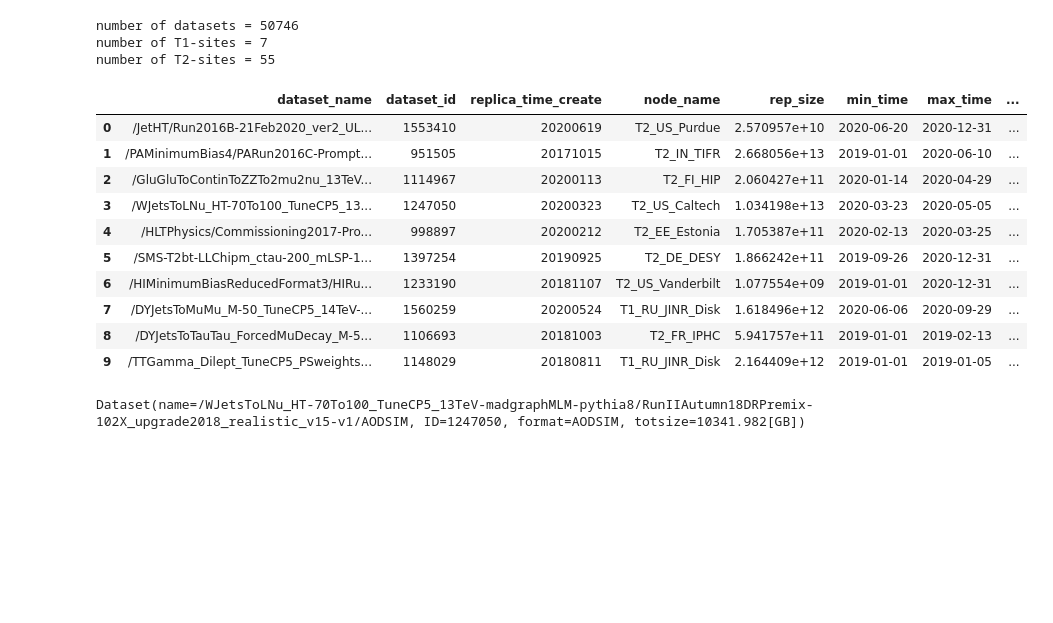
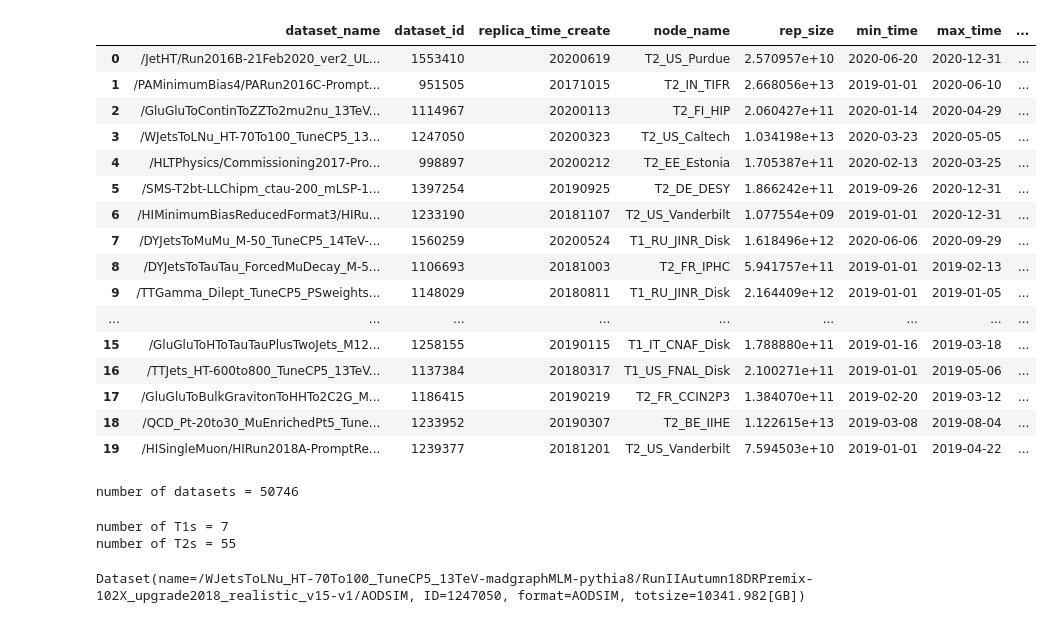
Before and after one commit to SimoneGasperini/cms-cmSim, a Jupyter notebook: example.ipynb, the cells around one changed output. Drawn from its saved outputs; the diff is of its cells as text; code cells hidden in the pictures; blank space fills up the shorter version.

```diff
--- a/example.ipynb
+++ b/example.ipynb
@@ -11,28 +6,40 @@ df = spark.read.parquet(filepath)
+# %%
+df.head(n=20)
+# %% [output]
+|  | dataset_name | dataset_id | replica_time_create | node_name | rep_size | min_time | max_time | ... |
+| 0 | /JetHT/Run2016B-21Feb2020_ver2_UL... | 1553410 | 20200619 | T2_US_Purdue | 2.570957e+10 | 2020-06-20 | 2020-12-31 | ... |
+| 1 | /PAMinimumBias4/PARun2016C-Prompt... | 951505 | 20171015 | T2_IN_TIFR | 2.668056e+13 | 2019-01-01 | 2020-06-10 | ... |
+| 2 | /GluGluToContinToZZTo2mu2nu_13TeV... | 1114967 | 20200113 | T2_FI_HIP | 2.060427e+11 | 2020-01-14 | 2020-04-29 | ... |
+| 3 | /WJetsToLNu_HT-70To100_TuneCP5_13... | 1247050 | 20200323 | T2_US_Caltech | 1.034198e+13 | 2020-03-23 | 2020-05-05 | ... |
+| 4 | /HLTPhysics/Commissioning2017-Pro... | 998897 | 20200212 | T2_EE_Estonia | 1.705387e+11 | 2020-02-13 | 2020-03-25 | ... |
+| 5 | /SMS-T2bt-LLChipm_ctau-200_mLSP-1... | 1397254 | 20190925 | T2_DE_DESY | 1.866242e+11 | 2019-09-26 | 2020-12-31 | ... |
+| 6 | /HIMinimumBiasReducedFormat3/HIRu... | 1233190 | 20181107 | T2_US_Vanderbilt | 1.077554e+09 | 2019-01-01 | 2020-12-31 | ... |
+| 7 | /DYJetsToMuMu_M-50_TuneCP5_14TeV-... | 1560259 | 20200524 | T1_RU_JINR_Disk | 1.618496e+12 | 2020-06-06 | 2020-09-29 | ... |
+| 8 | /DYJetsToTauTau_ForcedMuDecay_M-5... | 1106693 | 20181003 | T2_FR_IPHC | 5.941757e+11 | 2019-01-01 | 2019-02-13 | ... |
+| 9 | /TTGamma_Dilept_TuneCP5_PSweights... | 1148029 | 20180811 | T1_RU_JINR_Disk | 2.164409e+12 | 2019-01-01 | 2019-01-05 | ... |
+| ... | ... | ... | ... | ... | ... | ... | ... | ... |
+| 15 | /GluGluToHToTauTauPlusTwoJets_M12... | 1258155 | 20190115 | T1_IT_CNAF_Disk | 1.788880e+11 | 2019-01-16 | 2019-03-18 | ... |
+| 16 | /TTJets_HT-600to800_TuneCP5_13TeV... | 1137384 | 20180317 | T1_US_FNAL_Disk | 2.100271e+11 | 2019-01-01 | 2019-05-06 | ... |
+| 17 | /GluGluToBulkGravitonToHHTo2C2G_M... | 1186415 | 20190219 | T2_FR_CCIN2P3 | 1.384070e+11 | 2019-02-20 | 2019-03-12 | ... |
+| 18 | /QCD_Pt-20to30_MuEnrichedPt5_Tune... | 1233952 | 20190307 | T2_BE_IIHE | 1.122615e+13 | 2019-03-08 | 2019-08-04 | ... |
+| 19 | /HISingleMuon/HIRun2018A-PromptRe... | 1239377 | 20181201 | T2_US_Vanderbilt | 7.594503e+10 | 2019-01-01 | 2019-04-22 | ... |
 # %%
-print('number of datasets =', df.select('dataset_name').distinct().count())
+num_datasets = df['dataset_name'].nunique()
 
-nodes_df = df.select('node_name').distinct()
-print('number of T1-sites =', nodes_df.filter(nodes_df['node_name'].contains('T1')).count())
-print('number of T2-sites =', nodes_df.filter(nodes_df['node_name'].contains('T2')).count())
+print(f'number of datasets = {num_datasets}')
 # %% [output]
 number of datasets = 50746
-number of T1-sites = 7
-number of T2-sites = 55
-# %%
-num_rows = 10
-df.limit(num_rows).toPandas()
-# %% [output]
-|  | dataset_name | dataset_id | replica_time_create | node_name | rep_size | min_time | max_time | ... |
-| 0 | /JetHT/Run2016B-21Feb2020_ver2_UL... | 1553410 | 20200619 | T2_US_Purdue | 2.570957e+10 | 2020-06-20 | 2020-12-31 | ... |
-| 1 | /PAMinimumBias4/PARun2016C-Prompt... | 951505 | 20171015 | T2_IN_TIFR | 2.668056e+13 | 2019-01-01 | 2020-06-10 | ... |
-| 2 | /GluGluToContinToZZTo2mu2nu_13TeV... | 1114967 | 20200113 | T2_FI_HIP | 2.060427e+11 | 2020-01-14 | 2020-04-29 | ... |
-| 3 | /WJetsToLNu_HT-70To100_TuneCP5_13... | 1247050 | 20200323 | T2_US_Caltech | 1.034198e+13 | 2020-03-23 | 2020-05-05 | ... |
-| 4 | /HLTPhysics/Commissioning2017-Pro... | 998897 | 20200212 | T2_EE_Estonia | 1.705387e+11 | 2020-02-13 | 2020-03-25 | ... |
-| 5 | /SMS-T2bt-LLChipm_ctau-200_mLSP-1... | 1397254 | 20190925 | T2_DE_DESY | 1.866242e+11 | 2019-09-26 | 2020-12-31 | ... |
-| 6 | /HIMinimumBiasReducedFormat3/HIRu... | 1233190 | 20181107 | T2_US_Vanderbilt | 1.077554e+09 | 2019-01-01 | 2020-12-31 | ... |
-| 7 | /DYJetsToMuMu_M-50_TuneCP5_14TeV-... | 1560259 | 20200524 | T1_RU_JINR_Disk | 1.618496e+12 | 2020-06-06 | 2020-09-29 | ... |
-| 8 | /DYJetsToTauTau_ForcedMuDecay_M-5... | 1106693 | 20181003 | T2_FR_IPHC | 5.941757e+11 | 2019-01-01 | 2019-02-13 | ... |
-| 9 | /TTGamma_Dilept_TuneCP5_PSweights... | 1148029 | 20180811 | T1_RU_JINR_Disk | 2.164409e+12 | 2019-01-01 | 2019-01-05 | ... |
+# %%
+nodes = df['node_name'].unique()
+
+num_t1 = len([n for n in nodes if 'T1' in n])
+num_t2 = len([n for n in nodes if 'T2' in n])
+
+print(f'number of T1s = {num_t1}')
+print(f'number of T2s = {num_t2}')
+# %% [output]
+number of T1s = 7
+number of T2s = 55
 # %%
 from cmSim.dataset import Dataset
 
```
Also changed, not shown: parts of 5 cells of this notebook, 3 other files.
